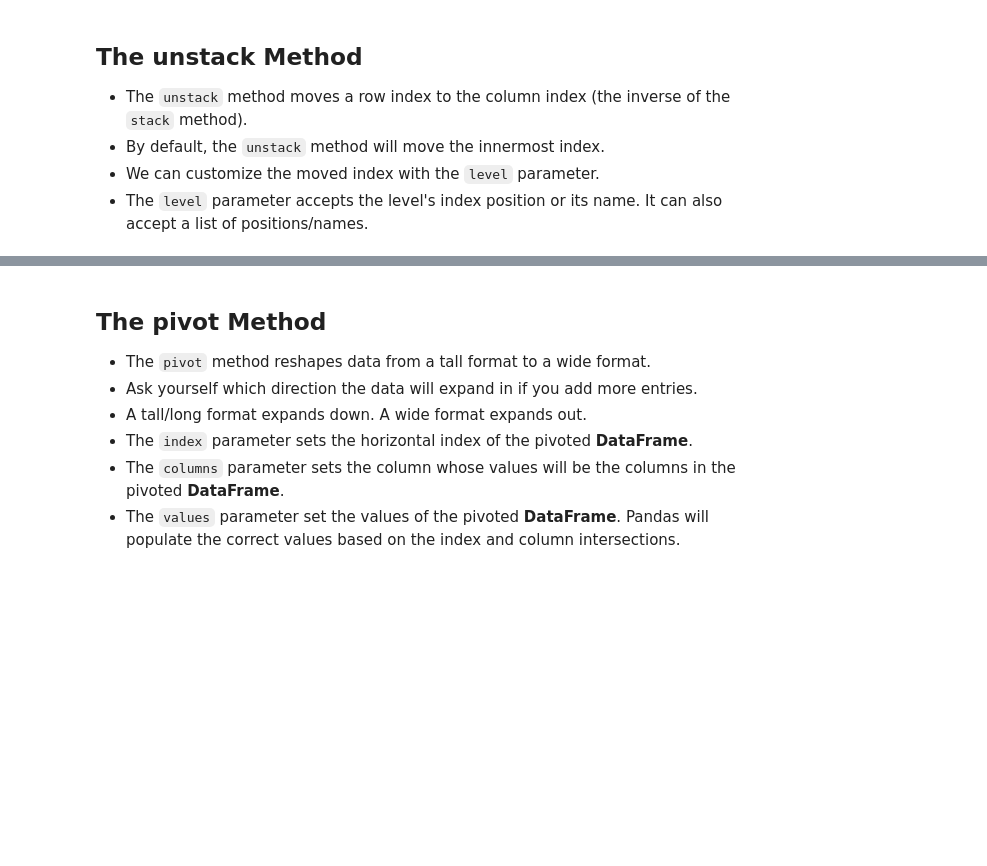
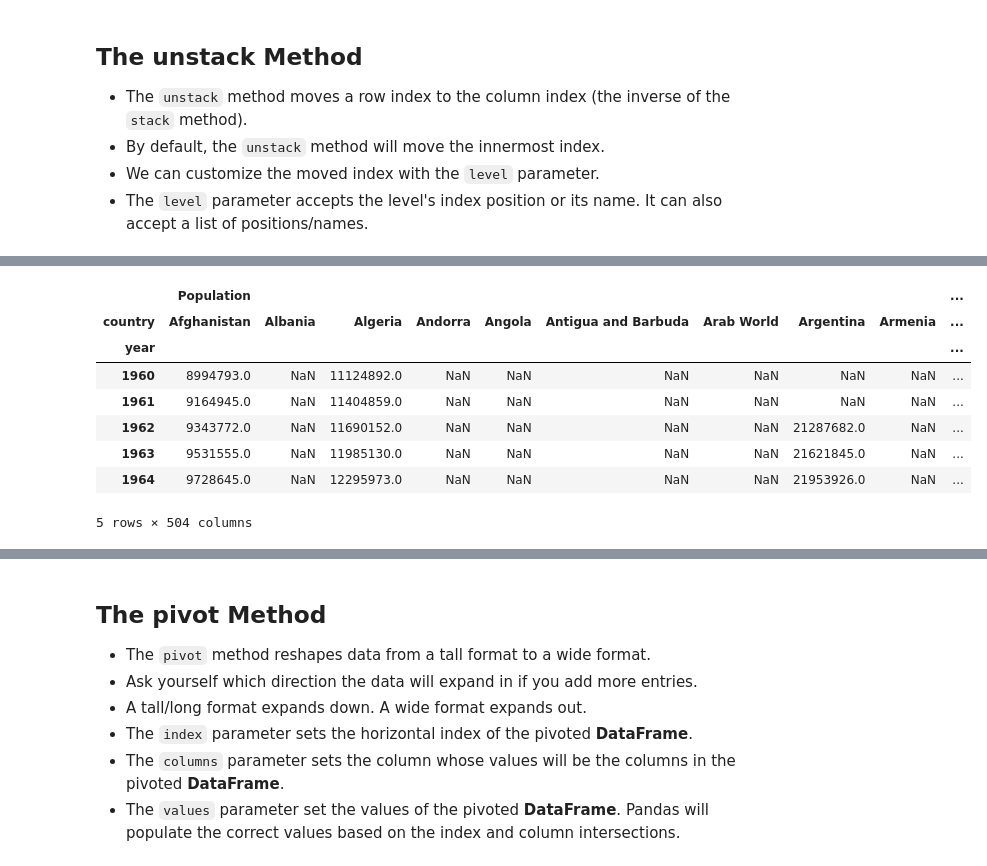
Before and after one commit to Lucas01iveira/Data-Engineering, a Jupyter notebook: Data Analysis with Pandas and Python/materials/pandas/Incomplete/08 - MultiIndex.ipynb, the cells around one changed output, grey strips where cells are left out. Cells and saved outputs as stored; diff of their text form; code cells hidden in the pictures; blank space fills up the shorter version.

```diff
--- a/Data Analysis with Pandas and Python/materials/pandas/Incomplete/08 - MultiIndex.ipynb
+++ b/Data Analysis with Pandas and Python/materials/pandas/Incomplete/08 - MultiIndex.ipynb
@@ -408,0 +470,14 @@ bigmac.head()
+# %%
+world.unstack()
+world.unstack().unstack().head()
+#world.unstack().unstack().columns # now our columns are multiindex
+# %% [output]
+|  | Population |  |  |  |  |  |  |  |  | ... |
+| country | Afghanistan | Albania | Algeria | Andorra | Angola | Antigua and Barbuda | Arab World | Argentina | Armenia | ... |
+| year |  |  |  |  |  |  |  |  |  | ... |
+| 1960 | 8994793.0 | NaN | 11124892.0 | NaN | NaN | NaN | NaN | NaN | NaN | ... |
+| 1961 | 9164945.0 | NaN | 11404859.0 | NaN | NaN | NaN | NaN | NaN | NaN | ... |
+| 1962 | 9343772.0 | NaN | 11690152.0 | NaN | NaN | NaN | NaN | 21287682.0 | NaN | ... |
+| 1963 | 9531555.0 | NaN | 11985130.0 | NaN | NaN | NaN | NaN | 21621845.0 | NaN | ... |
+| 1964 | 9728645.0 | NaN | 12295973.0 | NaN | NaN | NaN | NaN | 21953926.0 | NaN | ... |
+5 rows × 504 columns
```
Also changed, not shown: parts of 9 cells of this notebook.
